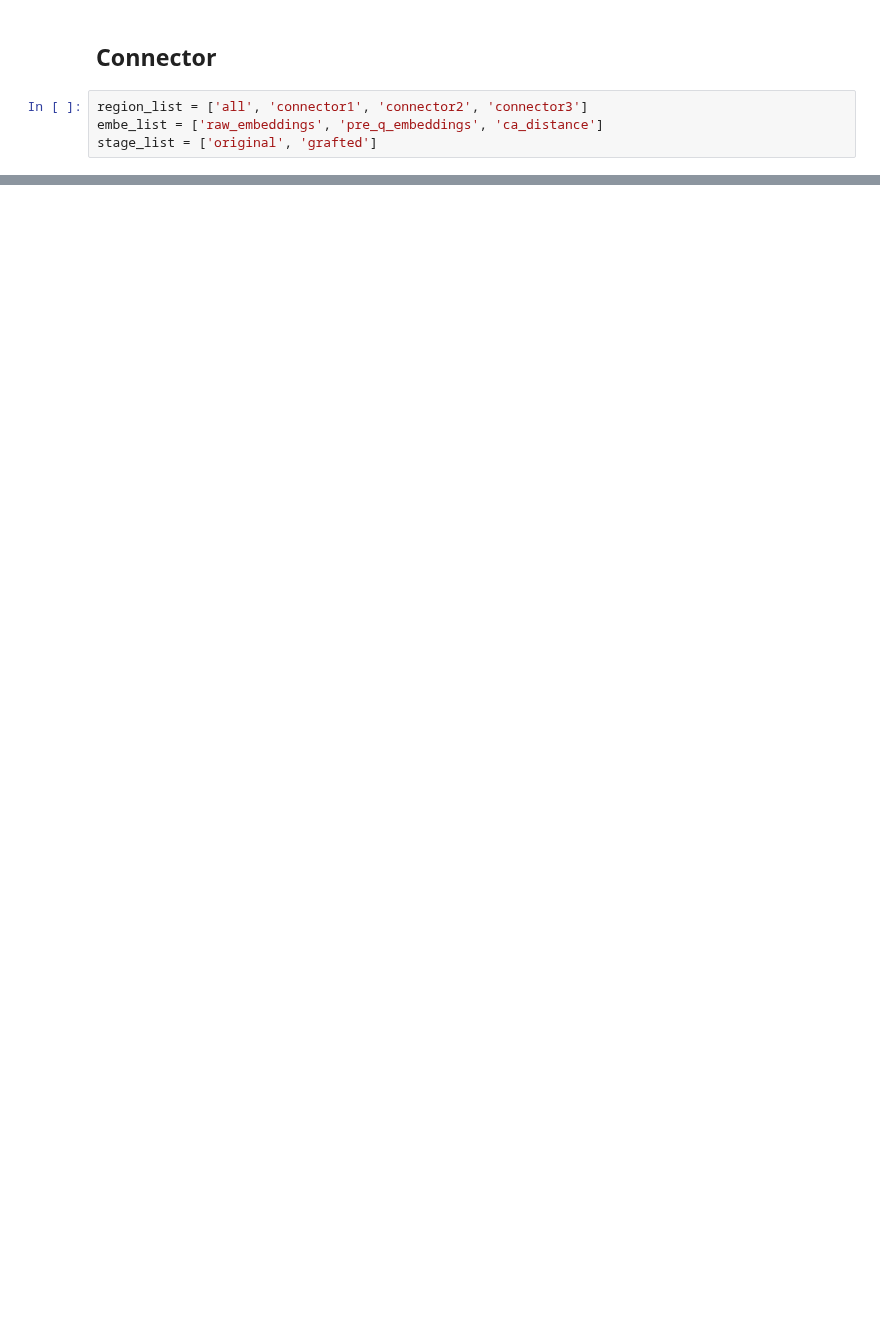
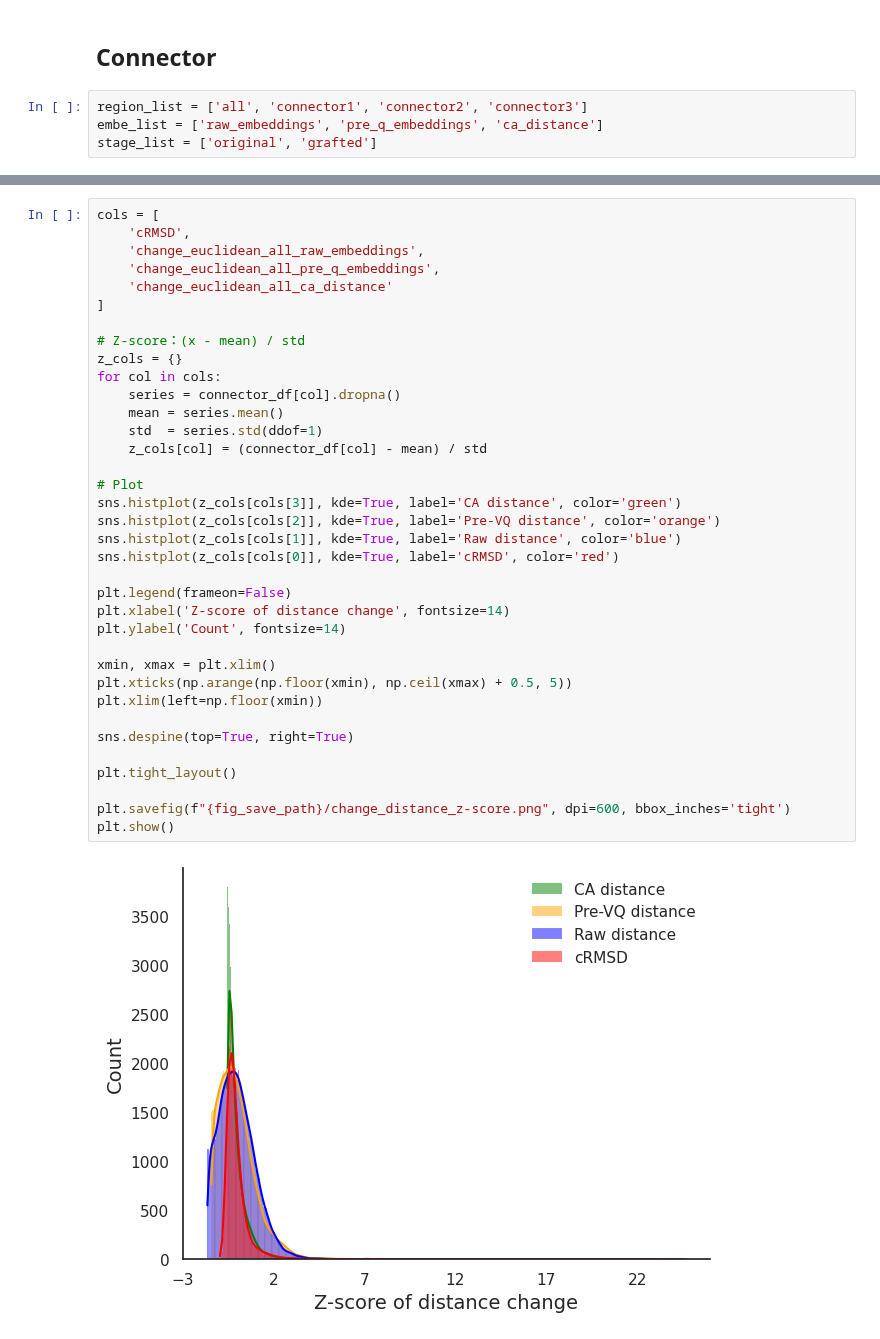
Before and after one commit to H-Dw/FANGS_v1, a Jupyter notebook: notebook/correlation_distance_dupl_embe_250627.ipynb, the cells around one changed output, grey strips where cells are left out. Saved outputs shown, nothing was run; the diff lists cells and outputs as text; blank space fills up the shorter version.

```diff
--- a/notebook/correlation_distance_dupl_embe_250627.ipynb
+++ b/notebook/correlation_distance_dupl_embe_250627.ipynb
@@ -1154,0 +369,38 @@ print(norm_calc_change(orig_value_3k1k, graf_value_3k1k, length=12))
+# %%
+cols = [
+    'cRMSD',
+    'change_euclidean_all_raw_embeddings',
+    'change_euclidean_all_pre_q_embeddings',
+    'change_euclidean_all_ca_distance'
+]
+
+# Z-score：(x - mean) / std
+z_cols = {}
+for col in cols:
+    series = connector_df[col].dropna()
+    mean = series.mean()
+    std  = series.std(ddof=1)
+    z_cols[col] = (connector_df[col] - mean) / std
+
+# Plot
+sns.histplot(z_cols[cols[3]], kde=True, label='CA distance', color='green')
+sns.histplot(z_cols[cols[2]], kde=True, label='Pre-VQ distance', color='orange')
+sns.histplot(z_cols[cols[1]], kde=True, label='Raw distance', color='blue')
+sns.histplot(z_cols[cols[0]], kde=True, label='cRMSD', color='red')
+
+plt.legend(frameon=False)
+plt.xlabel('Z-score of distance change', fontsize=14)
+plt.ylabel('Count', fontsize=14)
+
+xmin, xmax = plt.xlim()
+plt.xticks(np.arange(np.floor(xmin), np.ceil(xmax) + 0.5, 5))
+plt.xlim(left=np.floor(xmin))
+
+sns.despine(top=True, right=True)
+
+plt.tight_layout()
+
+plt.savefig(f"{fig_save_path}/change_distance_z-score.png", dpi=600, bbox_inches='tight')
+plt.show()
+# %% [output]
+[figure, added]
```
Also changed, not shown: parts of 51 cells of this notebook, 32 other files.
